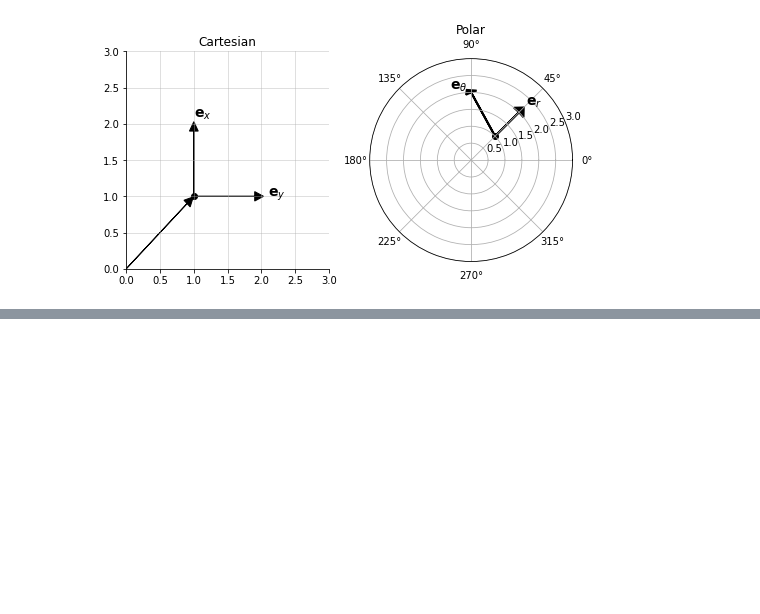
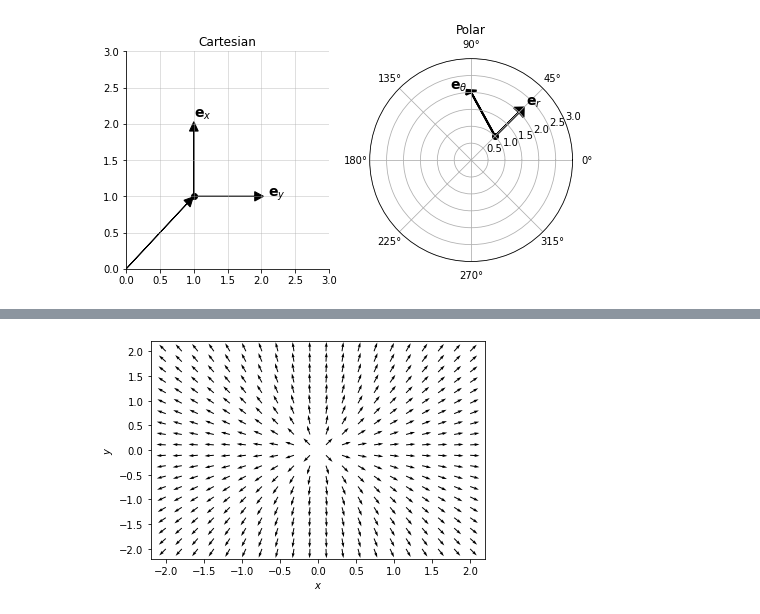
Before and after one commit to eddardd/eddardd.github.io, a Jupyter notebook: _posts/notebooks/Calculus Derivatives.ipynb, the cells around one changed output, grey strips where cells are left out. Cells and saved outputs as stored; diff of their text form; code cells hidden in the pictures; blank space fills up the shorter version.

```diff
--- a/_posts/notebooks/Calculus Derivatives.ipynb
+++ b/_posts/notebooks/Calculus Derivatives.ipynb
@@ -238,0 +259,26 @@ dir(ax2)
+# %%
+def F(x, y):
+    r = np.sqrt(x ** 2 + y ** 2)
+
+    return x / r, y / r
+# %%
+x = np.linspace(-2, 2, 20)
+y = np.linspace(-2, 2, 20)
+X, Y = np.meshgrid(x, y)
+
+vecs = np.c_[X.ravel(), Y.ravel()]
+U = []
+V = []
+for vec in vecs:
+    u, v = F(vec[0], vec[1])
+    U.append(u)
+    V.append(v)
+U = np.array(U).reshape(X.shape)
+V = np.array(V).reshape(Y.shape)
+# %%
+plt.quiver(X, Y, U, V)
+plt.ylabel('$y$')
+plt.xlabel('$x$')
+plt.savefig('../../images/PostFigures/Calculus/VecField.png')
+# %% [output]
+[figure, added]
```
Also changed, not shown: parts of 6 cells of this notebook, 3 other files.
